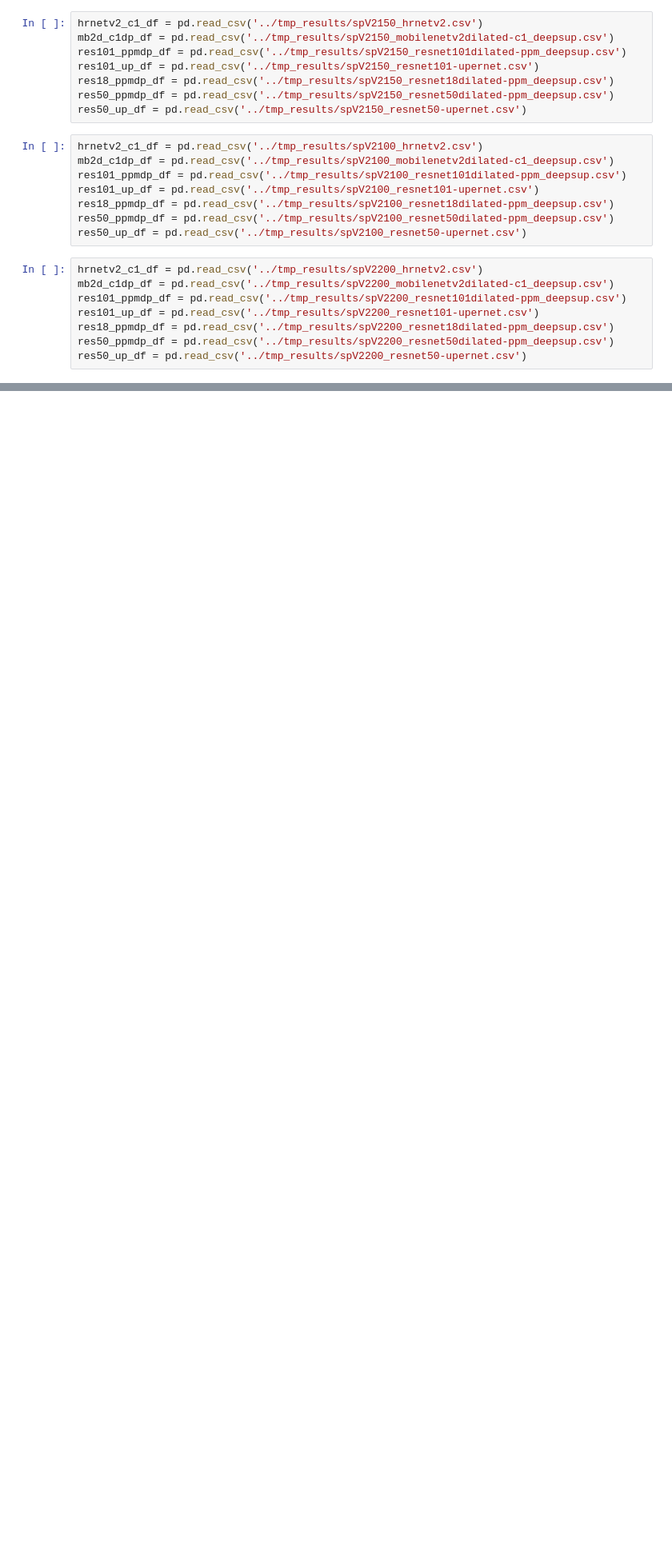
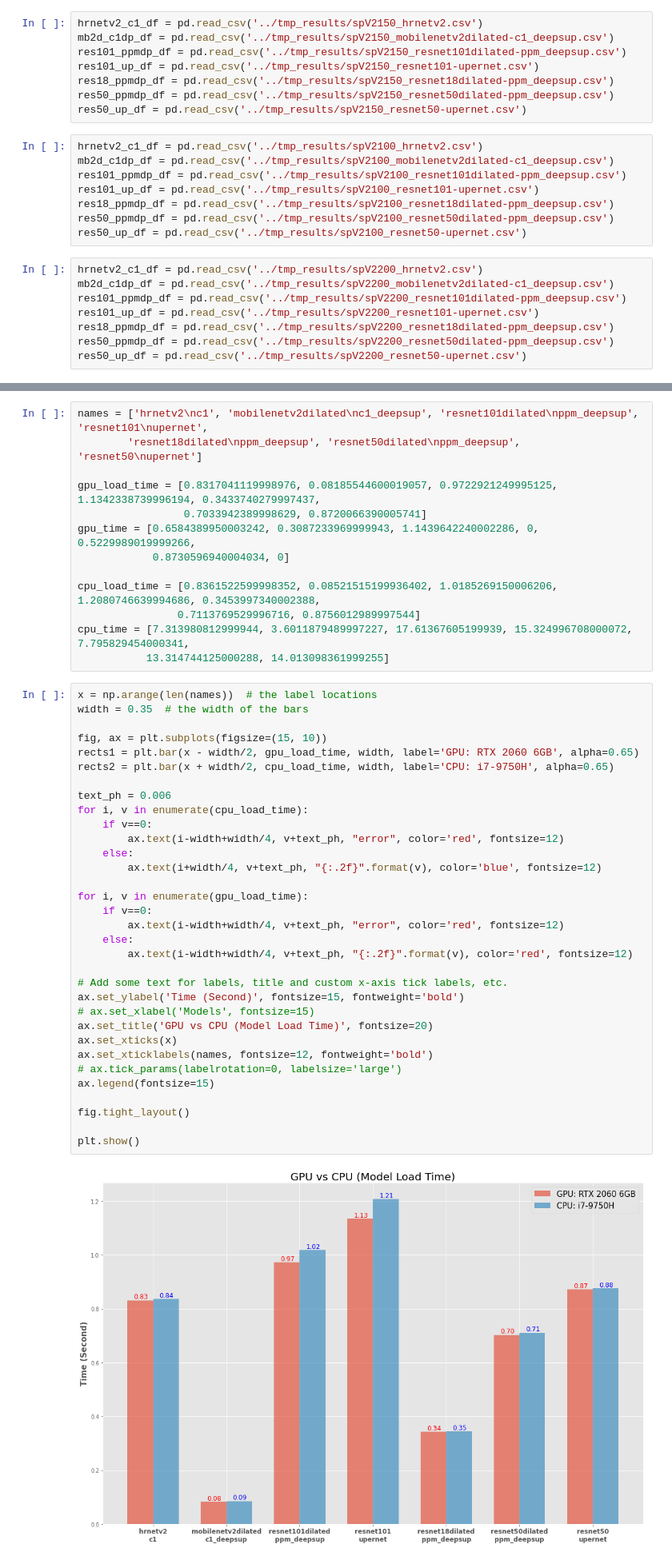
Before and after one commit to zyang37/semantic-segmentation-pytorch, a Jupyter notebook: notebooks/plot.ipynb, the cells around one changed output, grey strips where cells are left out. Shown at 80% size. Drawn from its saved outputs; the diff is of its cells as text; blank space fills up the shorter version.

```diff
--- a/notebooks/plot.ipynb
+++ b/notebooks/plot.ipynb
@@ -58,0 +59,48 @@ plt.show()
+# %%
+names = ['hrnetv2\nc1', 'mobilenetv2dilated\nc1_deepsup', 'resnet101dilated\nppm_deepsup', 'resnet101\nupernet',
+        'resnet18dilated\nppm_deepsup', 'resnet50dilated\nppm_deepsup', 'resnet50\nupernet']
+
+gpu_load_time = [0.8317041119998976, 0.08185544600019057, 0.9722921249995125, 1.1342338739996194, 0.3433740279997437,
+                 0.7033942389998629, 0.8720066390005741]
+gpu_time = [0.6584389950003242, 0.3087233969999943, 1.1439642240002286, 0, 0.5229989019999266,
+            0.8730596940004034, 0]
+
+cpu_load_time = [0.8361522599998352, 0.08521515199936402, 1.0185269150006206, 1.2080746639994686, 0.3453997340002388,
+                0.7113769529996716, 0.8756012989997544]
+cpu_time = [7.313980812999944, 3.6011879489997227, 17.61367605199939, 15.324996708000072, 7.795829454000341,
+           13.314744125000288, 14.013098361999255]
+# %%
+x = np.arange(len(names))  # the label locations
+width = 0.35  # the width of the bars
+
+fig, ax = plt.subplots(figsize=(15, 10))
+rects1 = plt.bar(x - width/2, gpu_load_time, width, label='GPU: RTX 2060 6GB', alpha=0.65)
+rects2 = plt.bar(x + width/2, cpu_load_time, width, label='CPU: i7-9750H', alpha=0.65)
+
+text_ph = 0.006
+for i, v in enumerate(cpu_load_time):
+    if v==0:
+        ax.text(i-width+width/4, v+text_ph, "error", color='red', fontsize=12)
+    else:
+        ax.text(i+width/4, v+text_ph, "{:.2f}".format(v), color='blue', fontsize=12)
+
+for i, v in enumerate(gpu_load_time):
+    if v==0:
+        ax.text(i-width+width/4, v+text_ph, "error", color='red', fontsize=12)
+    else:
+        ax.text(i-width+width/4, v+text_ph, "{:.2f}".format(v), color='red', fontsize=12)
+
+# Add some text for labels, title and custom x-axis tick labels, etc.
+ax.set_ylabel('Time (Second)', fontsize=15, fontweight='bold')
+# ax.set_xlabel('Models', fontsize=15)
+ax.set_title('GPU vs CPU (Model Load Time)', fontsize=20)
+ax.set_xticks(x)
+ax.set_xticklabels(names, fontsize=12, fontweight='bold')
+# ax.tick_params(labelrotation=0, labelsize='large')
+ax.legend(fontsize=15)
+
+fig.tight_layout()
+
+plt.show()
+# %% [output]
+[figure, added]
```
Also changed, not shown: parts of 3 cells of this notebook, 3 other files.
